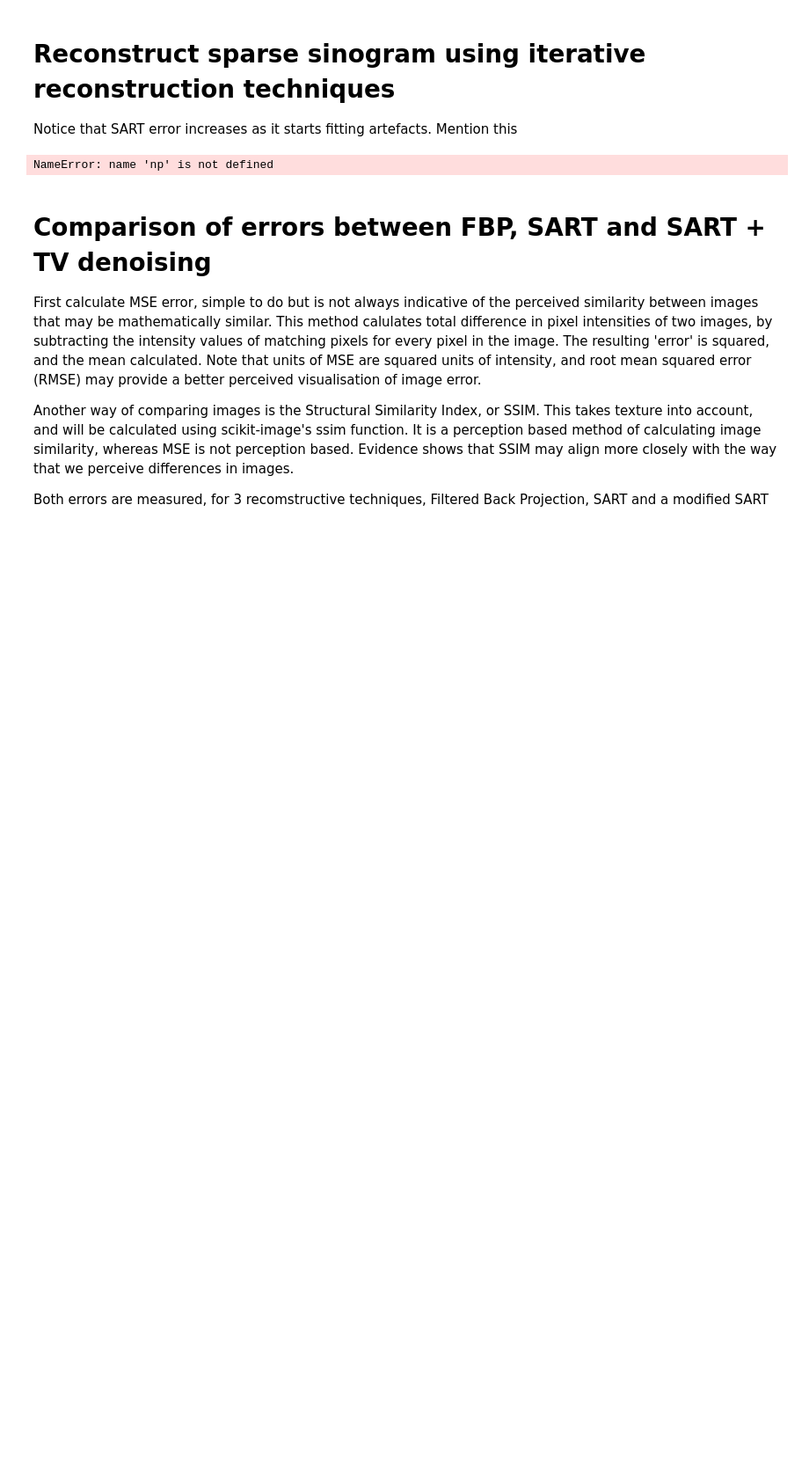
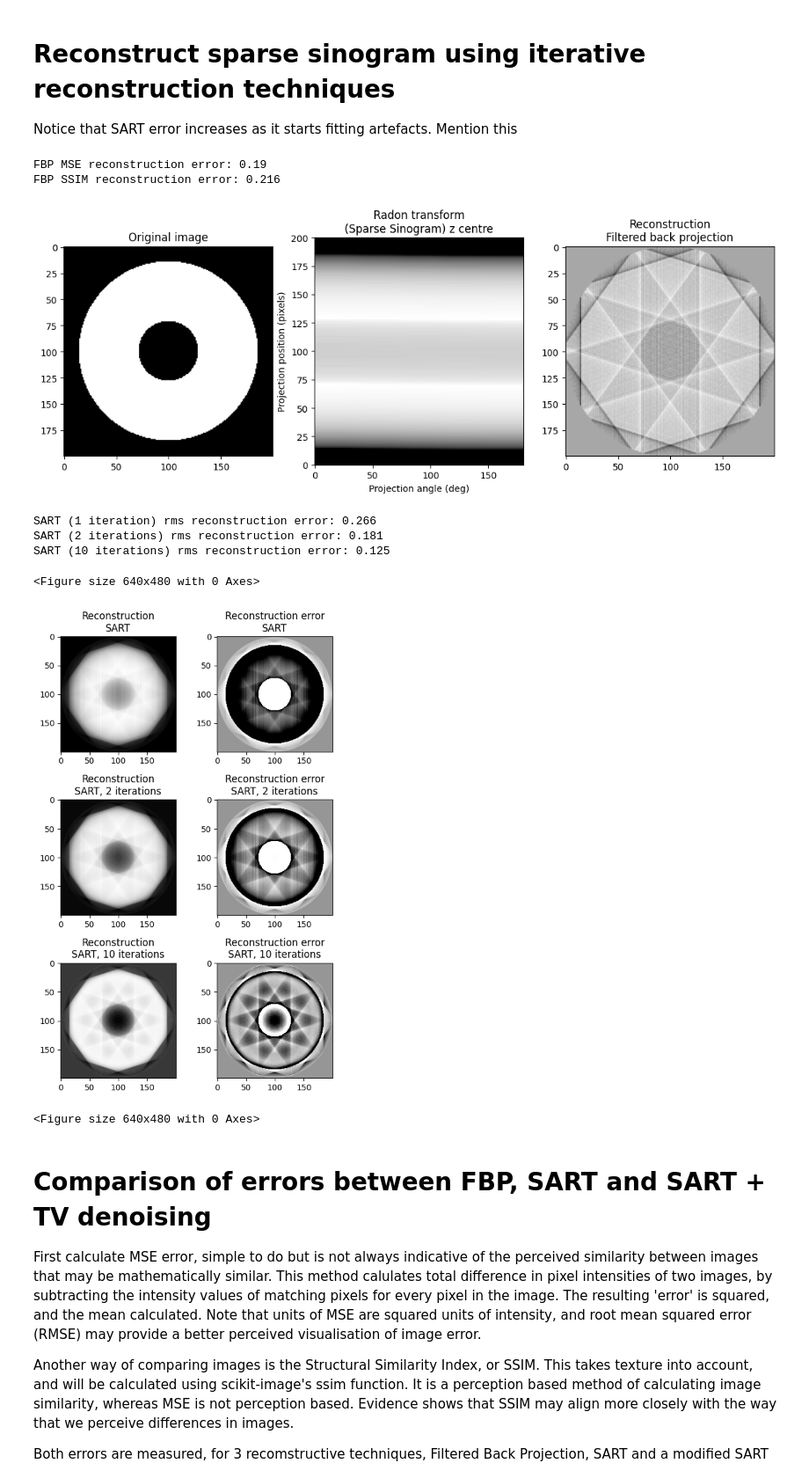
Before and after one commit to msmith693/tomography, a Jupyter notebook: notebook/main_notebook.ipynb, the cells around one changed output. Shown at 88% size. Drawn from its saved outputs; the diff is of its cells as text; code cells hidden in the pictures; blank space fills up the shorter version.

```diff
--- a/torus_simulation.ipynb
+++ b/notebook/main_notebook.ipynb
@@ -334,7 +343,7 @@ print(
 )
 
 imkwargs = dict(vmin=-0.2, vmax=0.2)
-fig, (ax1, ax2, ax3) = plt.subplots(1, 3, figsize=(8, 4.5))
+fig, (ax1, ax2, ax3) = plt.subplots(1, 3, figsize=(14, 4.5))
 ax1.set_title("Original image")
 ax1.imshow(image, cmap=plt.cm.Greys_r)
 dx, dy = 0.5 * 180.0 / max(image.shape), 0.5 / sparse_sinogram.shape[0]
@@ -350,6 +359,7 @@ ax2.imshow(
 ax3.set_title("Reconstruction\nFiltered back projection")
 ax3.imshow(reconstruction_fbp, cmap=plt.cm.Greys_r)
 plt.show()
+plt.savefig("sparse-sinogram-reconstruction-fbp")
 
 reconstruction_sart = iradon_sart(sparse_sinogram, theta=theta_sparse)
 error = reconstruction_sart - image
@@ -357,7 +367,7 @@ print(
     f"SART (1 iteration) rms reconstruction error: " f"{np.sqrt(np.mean(error**2)):.3g}"
 )
 
-fig, axes = plt.subplots(3, 2, figsize=(8, 8.5))
+fig, axes = plt.subplots(3, 2, figsize=(5.5, 8.5))
 ax = axes.ravel()
 
 ax[0].set_title("Reconstruction\nSART")
@@ -379,34 +389,43 @@ print(
 
 ax[2].set_title("Reconstruction\nSART, 2 iterations")
 ax[2].imshow(reconstruction_sart2, cmap=plt.cm.Greys_r)
 
 ax[3].set_title("Reconstruction error\nSART, 2 iterations")
 ax[3].imshow(reconstruction_sart2 - image, cmap=plt.cm.Greys_r, **imkwargs)
 
 # Run a tenth iteration of SART by supplying the reconstruction
 # from the first iteration as an initial estimate
 reconstruction_sart_n = reconstruction_sart
 for i in range(9):
     reconstruction_sart_n = iradon_sart(
         sparse_sinogram, theta=theta_sparse, image=reconstruction_sart_n
     )
 
 error = reconstruction_sart_n - image
 print(
     f"SART (10 iterations) rms reconstruction error: "
     f"{np.sqrt(np.mean(error**2)):.3g}"
 )
 
 ax[4].set_title("Reconstruction\nSART, 10 iterations")
 ax[4].imshow(reconstruction_sart_n, cmap=plt.cm.Greys_r)
 
 ax[5].set_title("Reconstruction error\nSART, 10 iterations")
 ax[5].imshow(reconstruction_sart_n - image, cmap=plt.cm.Greys_r, **imkwargs)
 
 fig.tight_layout()
+plt.savefig("sparse-sinogram-reconstruction-sart")
 plt.show()
 # %% [output]
-NameError: name 'np' is not defined
+FBP MSE reconstruction error: 0.19
+FBP SSIM reconstruction error: 0.216
+[figure, added]
+SART (1 iteration) rms reconstruction error: 0.266
+SART (2 iterations) rms reconstruction error: 0.181
+SART (10 iterations) rms reconstruction error: 0.125
+<Figure size 640x480 with 0 Axes>
+[figure, added]
+<Figure size 640x480 with 0 Axes>
 # %% [markdown]
 # Comparison of errors between FBP, SART and SART + TV denoising
 
```
Also changed, not shown: parts of 10 cells of this notebook, 2 other files.
